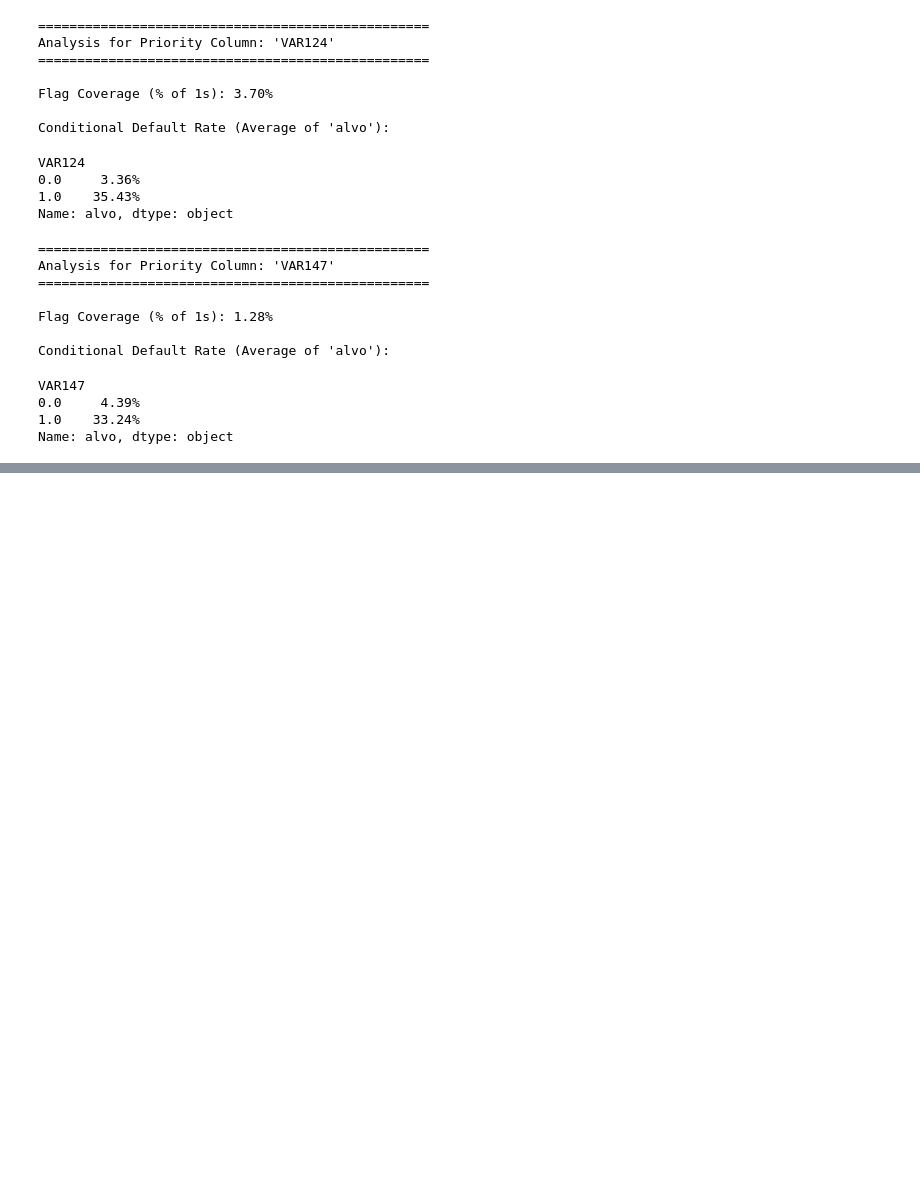
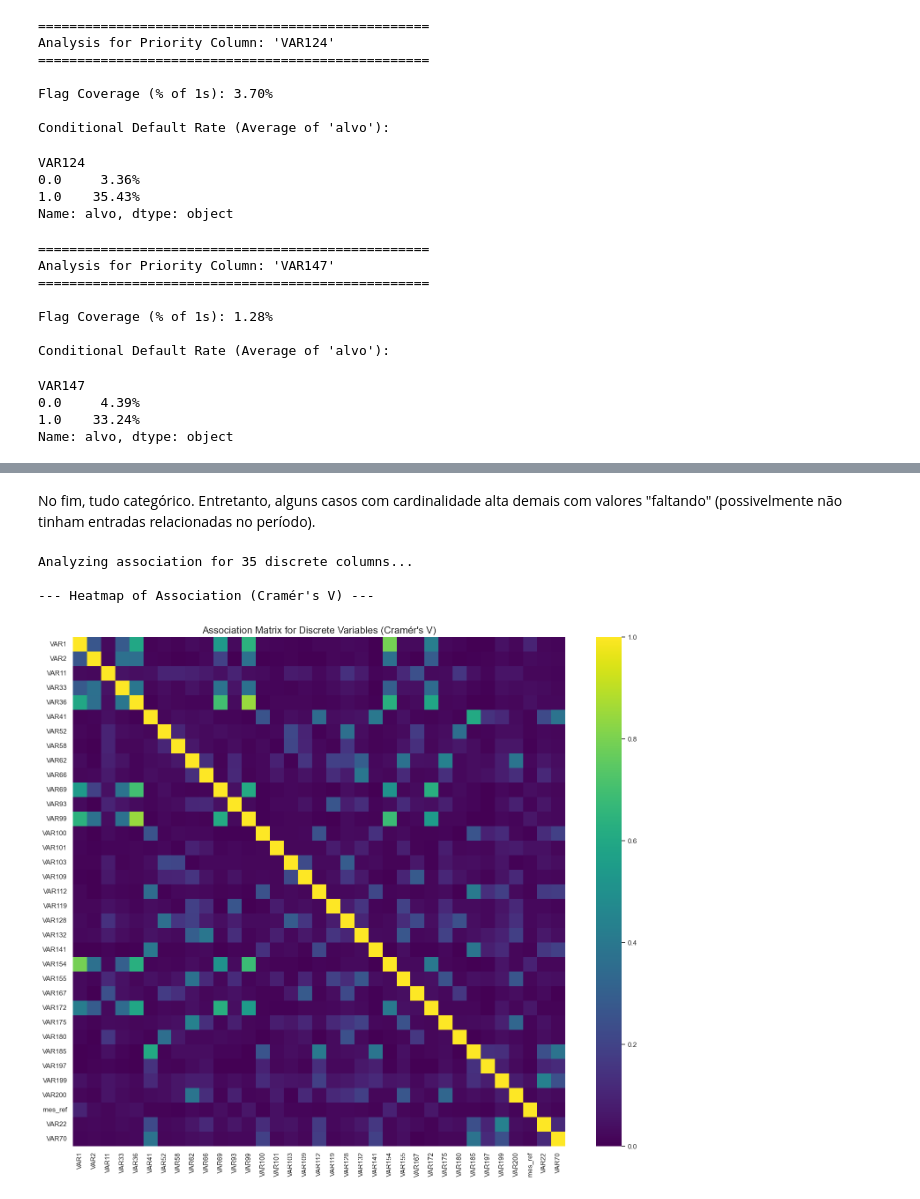
Before and after one commit to RenatoNogFer/Project-4, a Jupyter notebook: main.ipynb, the cells around one changed output, grey strips where cells are left out. Cells and saved outputs as stored; diff of their text form; code cells hidden in the pictures; blank space fills up the shorter version.

```diff
--- a/main.ipynb
+++ b/main.ipynb
@@ -675,0 +827,64 @@ else:
+# %% [markdown]
+No fim, tudo categórico. Entretanto, alguns casos com cardinalidade alta demais com valores "faltando" (possivelmente não tinham entradas relacionadas no período).
+# %%
+def cramers_v(x, y):
+    """
+    Calculates Cramér's V statistic for categorical-categorical association.
+    """
+    confusion_matrix = pd.crosstab(x, y)
+    chi2 = chi2_contingency(confusion_matrix)[0]
+    n = confusion_matrix.sum().sum()
+    phi2 = chi2 / n
+    r, k = confusion_matrix.shape
+    phi2corr = max(0, phi2 - ((k-1)*(r-1))/(n-1))
+    rcorr = r - ((r-1)**2)/(n-1)
+    kcorr = k - ((k-1)**2)/(n-1)
+
+    # Check for division by zero
+    denominator = min((kcorr-1), (rcorr-1))
+    if denominator == 0:
+        return 1.0 # Perfect association if one dimension is 1
+
+    return np.sqrt(phi2corr / denominator)
+# %%
+# Ensure the required classification lists exist (excluding binary_cols)
+required_lists = ['clear_categorical_cols', 'possible_discrete_float_cols']
+
+# 1. Consolidate the desired discrete columns into one list
+all_discrete_cols = clear_categorical_cols + possible_discrete_float_cols
+
+# Remove the target variable if it's present
+if 'alvo' in all_discrete_cols:
+    all_discrete_cols.remove('alvo')
+
+print(f"Analyzing association for {len(all_discrete_cols)} discrete columns...")
+
+# 2. Calculate the Cramér's V association matrix
+cramers_matrix = pd.DataFrame(index=all_discrete_cols, columns=all_discrete_cols, dtype=float)
+
+for col1, col2 in combinations(all_discrete_cols, 2):
+    # Ensure columns exist in the dataframe before calculating
+    if col1 in data_frame.columns and col2 in data_frame.columns:
+        v_score = cramers_v(data_frame[col1], data_frame[col2])
+        cramers_matrix.loc[col1, col2] = v_score
+        cramers_matrix.loc[col2, col1] = v_score
+
+np.fill_diagonal(cramers_matrix.values, 1.0)
+
+# 3. Visualize the matrix as a heatmap
+print("\n--- Heatmap of Association (Cramér's V) ---")
+plt.figure(figsize=(18, 15))
+
+sns.heatmap(
+    cramers_matrix.fillna(0), # Fill any potential NaNs for plotting
+    annot=False,
+    cmap='viridis'
+)
+
+plt.title("Association Matrix for Discrete Variables (Cramér's V)", fontsize=16)
+plt.show()
+# %% [output]
+Analyzing association for 35 discrete columns...
+
+--- Heatmap of Association (Cramér's V) ---
+[figure, added]
```
Also changed, not shown: parts of 12 cells of this notebook.
